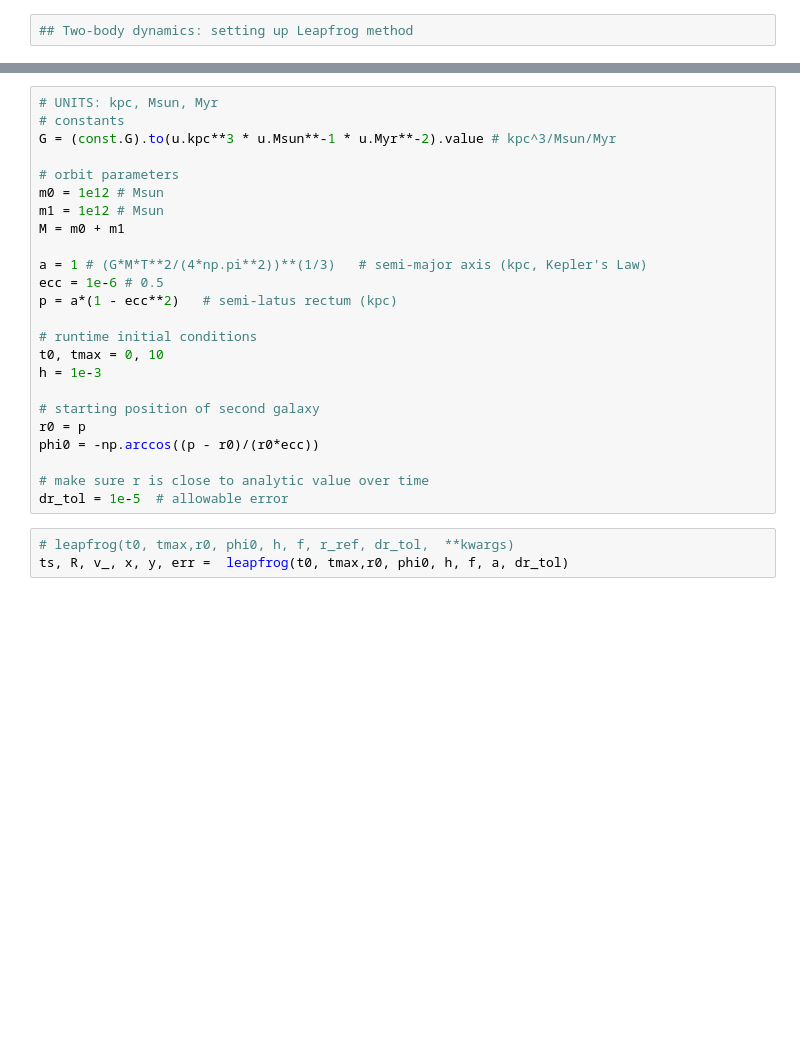
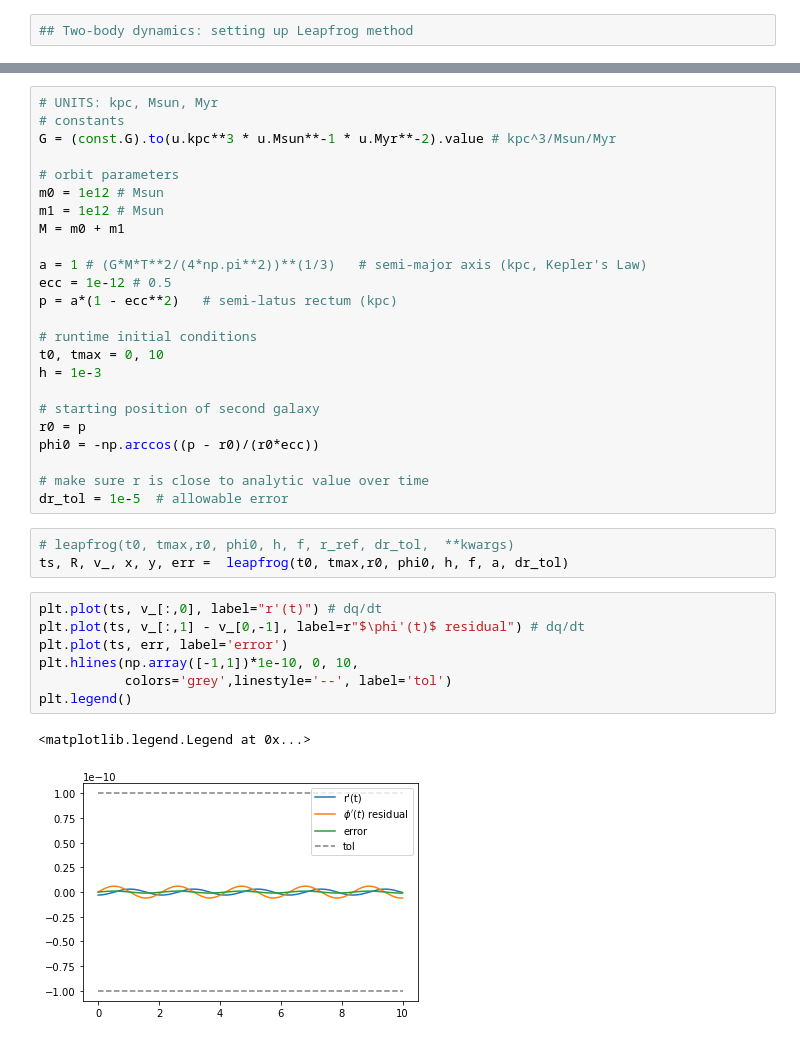
Before and after one commit to q-pratz-chem/Interacting_Galaxies, a Jupyter notebook: priya/leapfrog.ipynb, the cells around one changed output, grey strips where cells are left out. Cells and saved outputs as stored; diff of their text form; blank space fills up the shorter version.

```diff
--- a/priya/leapfrog.ipynb
+++ b/priya/leapfrog.ipynb
@@ -104,7 +138,7 @@ m1 = 1e12 # Msun
 M = m0 + m1
 
 a = 1 # (G*M*T**2/(4*np.pi**2))**(1/3)   # semi-major axis (kpc, Kepler's Law)
-ecc = 1e-6 # 0.5
+ecc = 1e-12 # 0.5
 p = a*(1 - ecc**2)   # semi-latus rectum (kpc)
 
 # runtime initial conditions
@@ -120,6 +154,16 @@ dr_tol = 1e-5  # allowable error
 # %%
 # leapfrog(t0, tmax,r0, phi0, h, f, r_ref, dr_tol,  **kwargs)
 ts, R, v_, x, y, err =  leapfrog(t0, tmax,r0, phi0, h, f, a, dr_tol)
+# %%
+plt.plot(ts, v_[:,0], label="r'(t)") # dq/dt
+plt.plot(ts, v_[:,1] - v_[0,-1], label=r"$\phi'(t)$ residual") # dq/dt
+plt.plot(ts, err, label='error')
+plt.hlines(np.array([-1,1])*1e-10, 0, 10,
+           colors='grey',linestyle='--', label='tol')
+plt.legend()
+# %% [output]
+<matplotlib.legend.Legend at 0x...>
+[figure, added]
 # %%
 fig = plt.figure(figsize=(12,3))
 ax1 = fig.add_subplot(131, aspect='equal')
```
Also changed, not shown: parts of 6 cells of this notebook.
